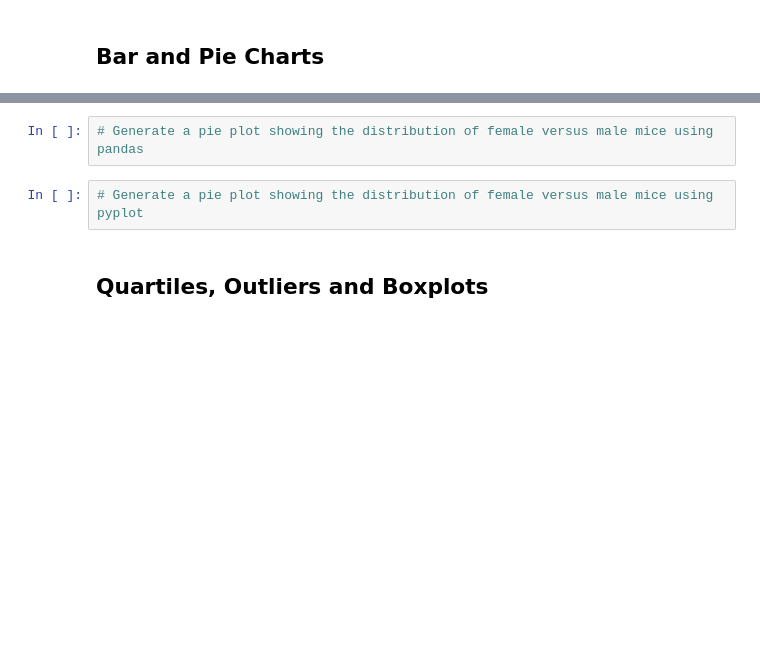
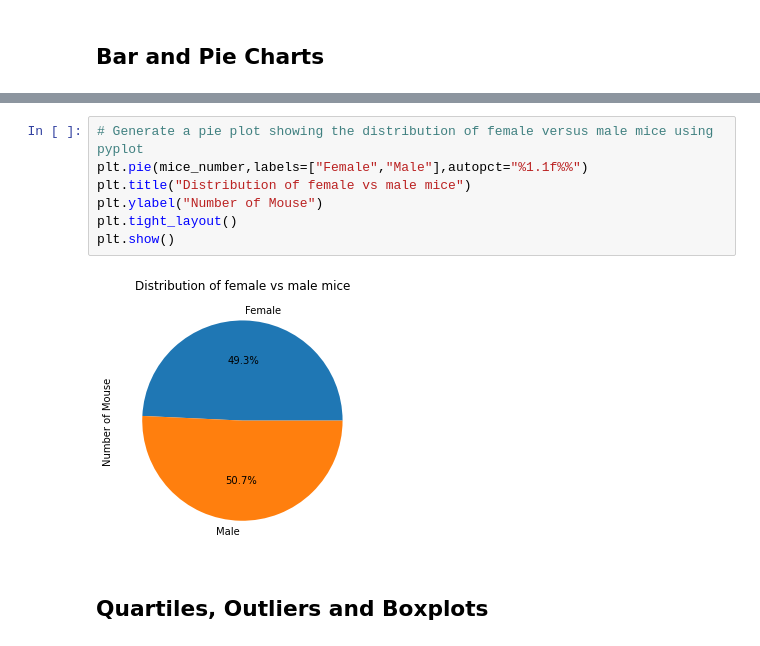
Before and after one commit to davidsalim86/Treatment-for-SCC-Matplotlib, a Jupyter notebook: Pymaceuticals/pymaceuticals_report.ipynb, the cells around one changed output, grey strips where cells are left out. Cells and saved outputs as stored; diff of their text form; blank space fills up the shorter version.

```diff
--- a/Pymaceuticals/pymaceuticals_report.ipynb
+++ b/Pymaceuticals/pymaceuticals_report.ipynb
@@ -90,7 +165,12 @@ len(cleaned_df["Mouse ID"])
 # %%
-# Generate a pie plot showing the distribution of female versus male mice using pandas
+# Generate a pie plot showing the distribution of female versus male mice using pyplot
+plt.pie(mice_number,labels=["Female","Male"],autopct="%1.1f%%")
+plt.title("Distribution of female vs male mice")
+plt.ylabel("Number of Mouse")
+plt.tight_layout()
+plt.show()
+# %% [output]
+[figure, added]
-# %%
-# Generate a pie plot showing the distribution of female versus male mice using pyplot
 # %% [markdown]
 ## Quartiles, Outliers and Boxplots
 # %%
```
Also changed, not shown: parts of 7 cells of this notebook.
